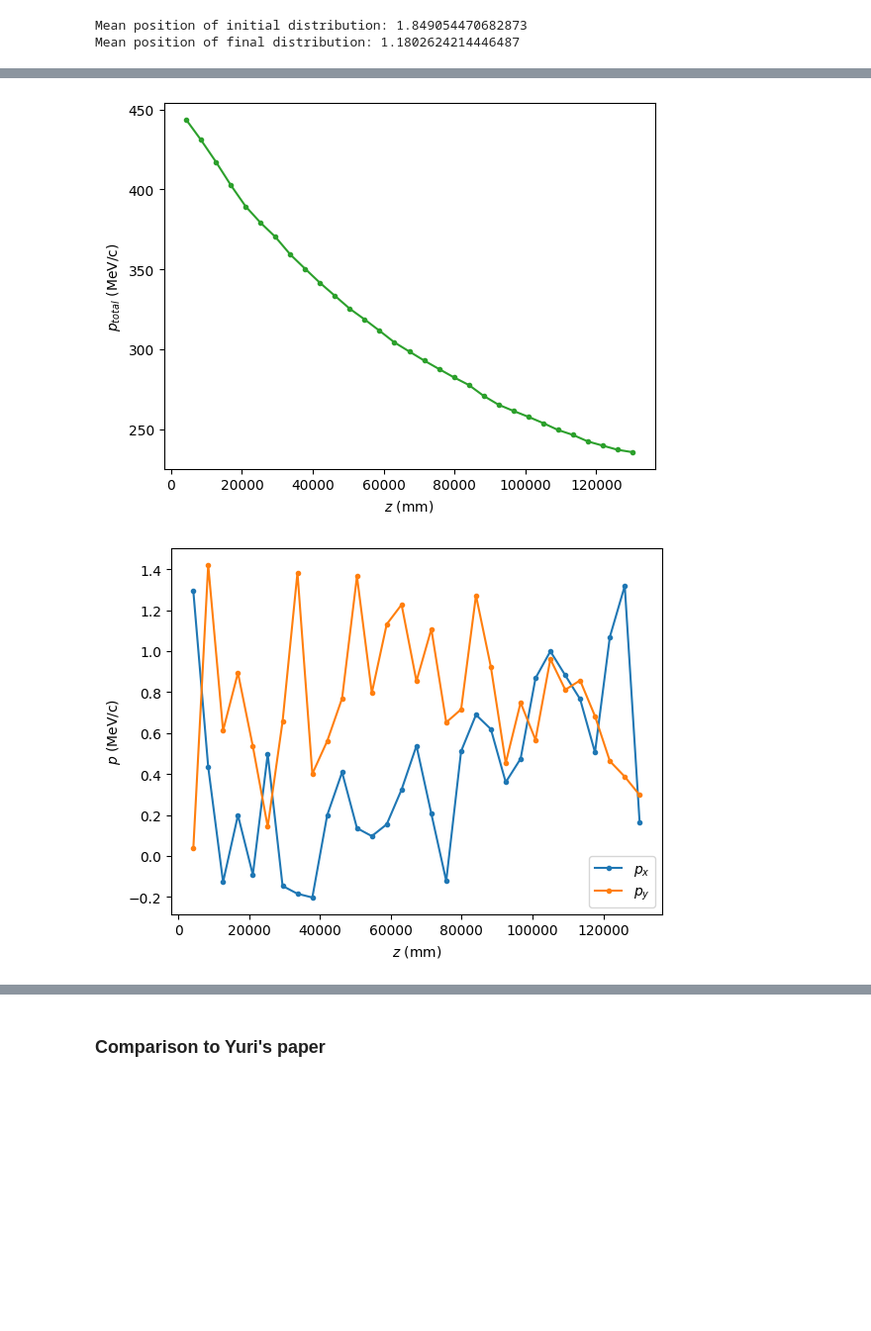
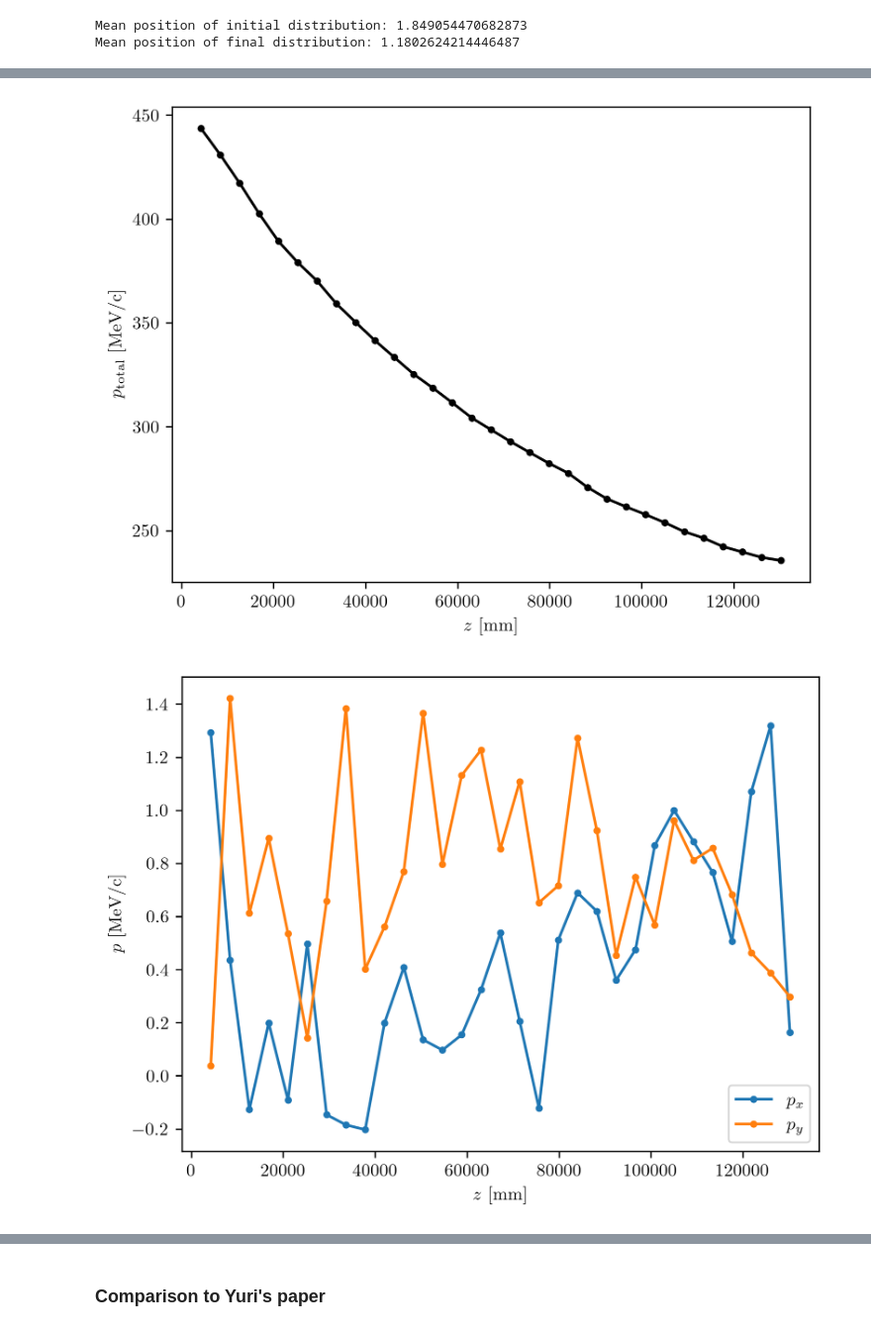
Before and after one commit to criggall/muon-cooling, a Jupyter notebook: hfofo-frozen/plot_beam.ipynb, the cells around one changed output, grey strips where cells are left out. Shown at 99% size. Drawn from its saved outputs; the diff is of its cells as text; code cells hidden in the pictures; blank space fills up the shorter version.

```diff
--- a/hfofo-frozen/plot_beam.ipynb
+++ b/hfofo-frozen/plot_beam.ipynb
@@ -136,26 +139,26 @@ plt.show()
 ptotal_avgs = []
 for i in range(ndet):
     ptotal_avgs.append(np.average(ptotal_vals[i]))
-plt.plot([i[0] for i in z_vals], ptotal_avgs, marker='.',color='tab:green')
-plt.ylabel('$p_{total}$ (MeV/c)')
-plt.xlabel('$z$ (mm)')
+plt.plot([i[0] for i in z_vals], ptotal_avgs, marker='.',color='black')
+plt.ylabel(r'$p_{\text{total}}$ [MeV/c]')
+plt.xlabel('$z$ [mm]')
 plt.show()
 # %% [output]
-[figure, old version]
+[figure, new version]
 # %%
 # Plot average p_x, p_y along channel:
 px_avgs = []; py_avgs = []
 for i in range(ndet):
     px_avgs.append(np.average(px_vals[i]))
     py_avgs.append(np.average(py_vals[i]))
 plt.plot([i[0] for i in z_vals], px_avgs, marker='.', label='$p_x$',color='tab:blue')
 plt.plot([i[0] for i in z_vals], py_avgs, marker='.', label='$p_y$',color='tab:orange')
-plt.ylabel('$p$ (MeV/c)')
-plt.xlabel('$z$ (mm)')
+plt.ylabel('$p$ [MeV/c]')
+plt.xlabel('$z$ [mm]')
 plt.legend()
 plt.show()
 # %% [output]
-[figure, old version]
+[figure, new version]
 # %%
 # Plot average p_z along channel:
 pz_avgs = []
```
Also changed, not shown: parts of 10 cells of this notebook, 11 other files.
